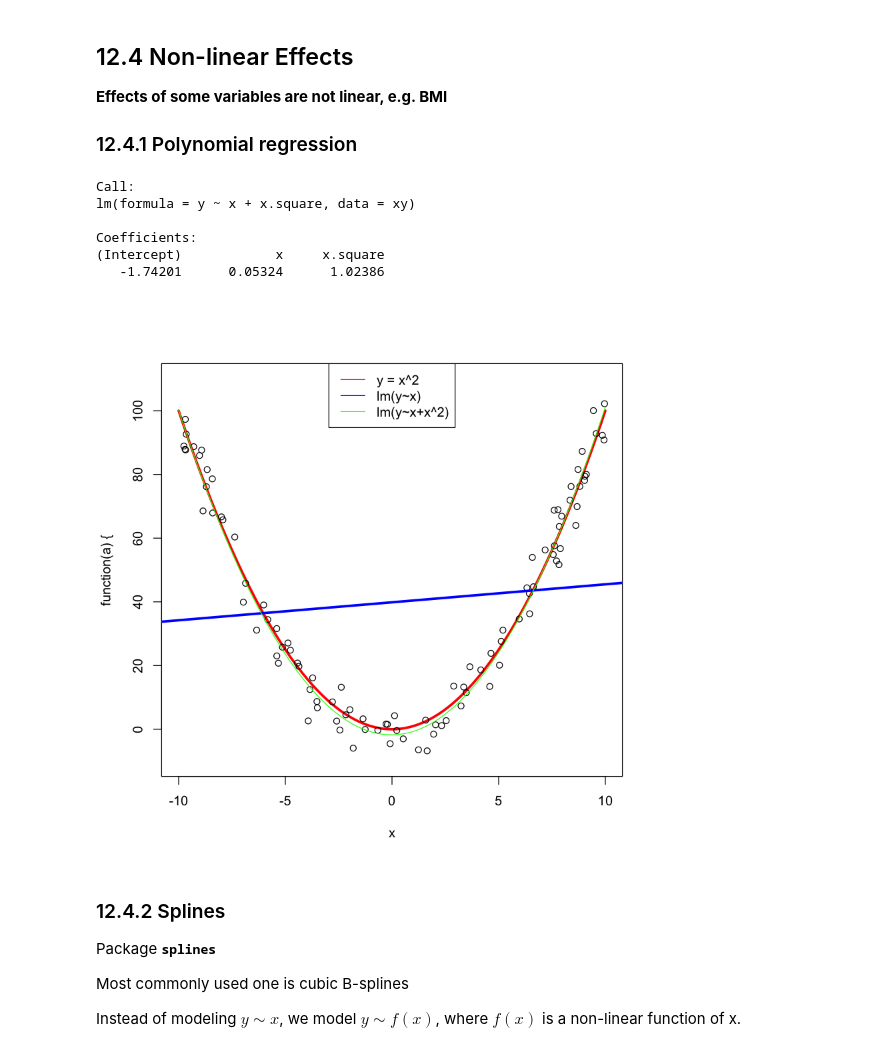
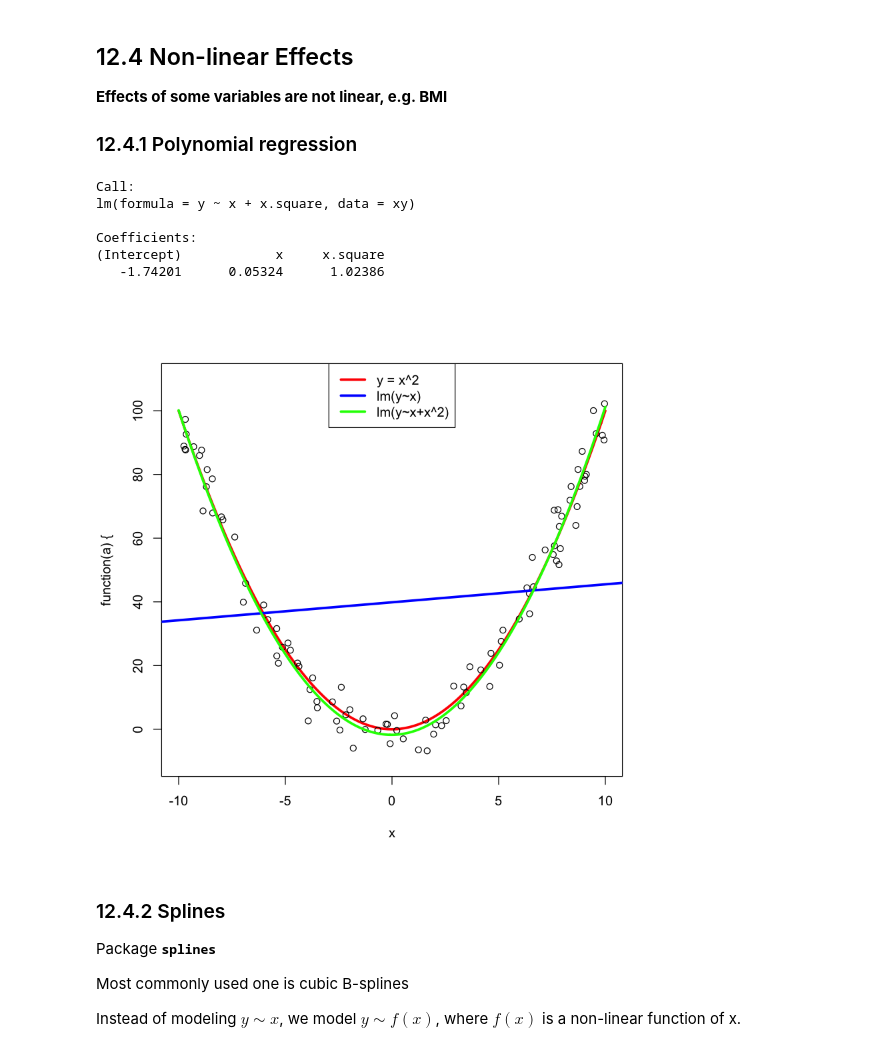
Before and after one commit to ly129/EPIB613_2019, a Jupyter notebook: Lecture12.ipynb, the cells around one changed output. Drawn from its saved outputs; the diff is of its cells as text; code cells hidden in the pictures.

```diff
--- a/Lecture12.ipynb
+++ b/Lecture12.ipynb
@@ -310,7 +294,7 @@ plot(cox.zph(fit.cox3))
 
 ### CD4 example - the gold standard teaching data for logitudinal analysis
 # %%
-cd4 <- read.table("/Users/YLIAN/Desktop/PhD3/BIOS612/Midterm/cd4.txt", header = TRUE)
+cd4 <- read.table("https://raw.githubusercontent.com/ly129/EPIB613_2019/master/cd4.txt", header = TRUE)
 cd4$Date <- as.Date(cd4$Date, tryFormats = "%m/%d/%Y")
 cd4$Treatment <- cd4$Treatment - 1
 head(cd4, 10)
@@ -446,29 +430,29 @@ __Effects of some variables are not linear, e.g. BMI__
 # %%
 set.seed(613)
 x <- sort(runif(100, -10,10))
 y <- x^2 + rnorm(100, 0, 5)
 plot(function(a){a^2}, xlim = c(-10,10), lwd = 3, col = "red", ylim = c(-10, 110))
 points(x = x, y = y)
 
 xy <- data.frame(x = x, y = y)
 xy$x.square <- x^2
 
 fit1 <- lm(y~x, data = xy); abline(fit1, col = "blue", lwd = 3)
 fit2 <- lm(y~x+x.square, data = xy)
 xx <- seq(-10, 10, by = 0.1)
 fit2
 yy <- predict(fit2, newdata = data.frame(x = xx, x.square = xx^2))
-lines(x = xx, y = yy, col = "green")
+lines(x = xx, y = yy, col = "green", lwd = 3)
 legend("top", legend = c("y = x^2", "lm(y~x)", "lm(y~x+x^2)"),
-       lty = 1, col = c("red", "blue", "green"))
+       lty = 1, col = c("red", "blue", "green"), lwd = c(3,3,3))
 # %% [output]
 Call:
 lm(formula = y ~ x + x.square, data = xy)
 
 Coefficients:
 (Intercept)            x     x.square
    -1.74201      0.05324      1.02386
-[figure, old version]
+[figure, new version]
 # %% [markdown]
 ### 12.4.2 Splines
 Package __<tt>splines</tt>__
```
Also changed, not shown: parts of 4 cells of this notebook, 4 other files.
